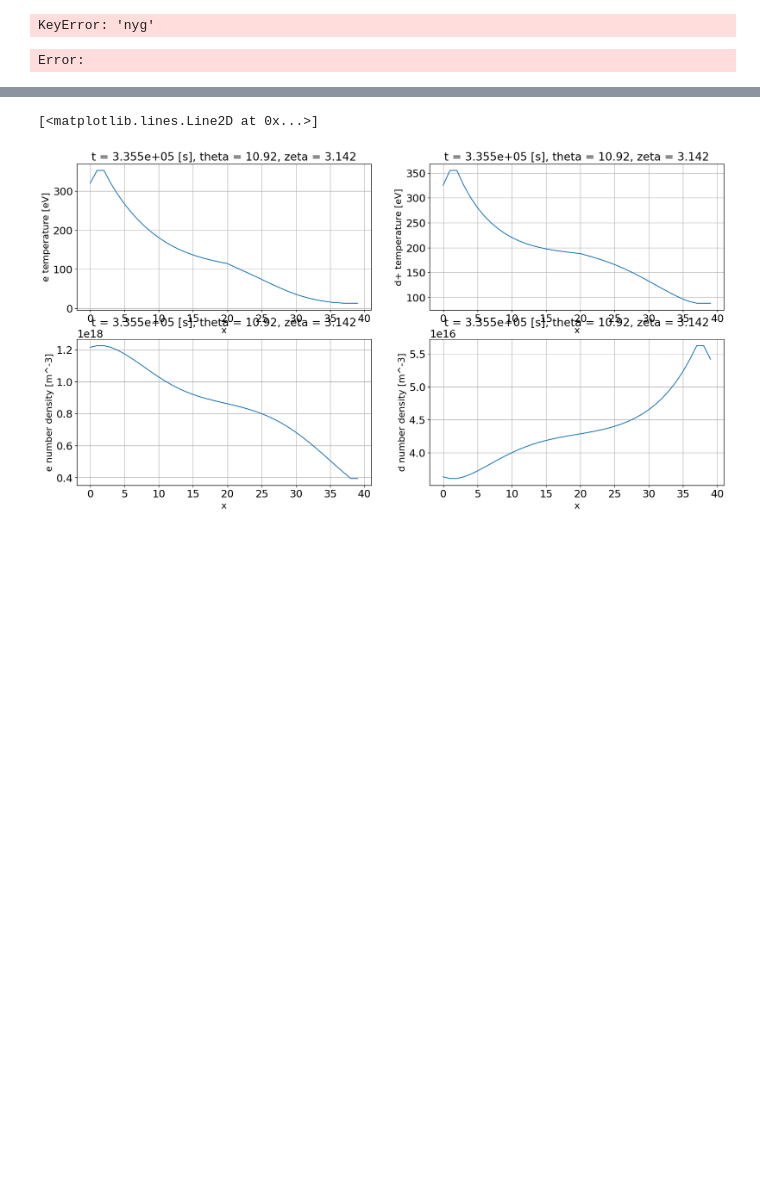
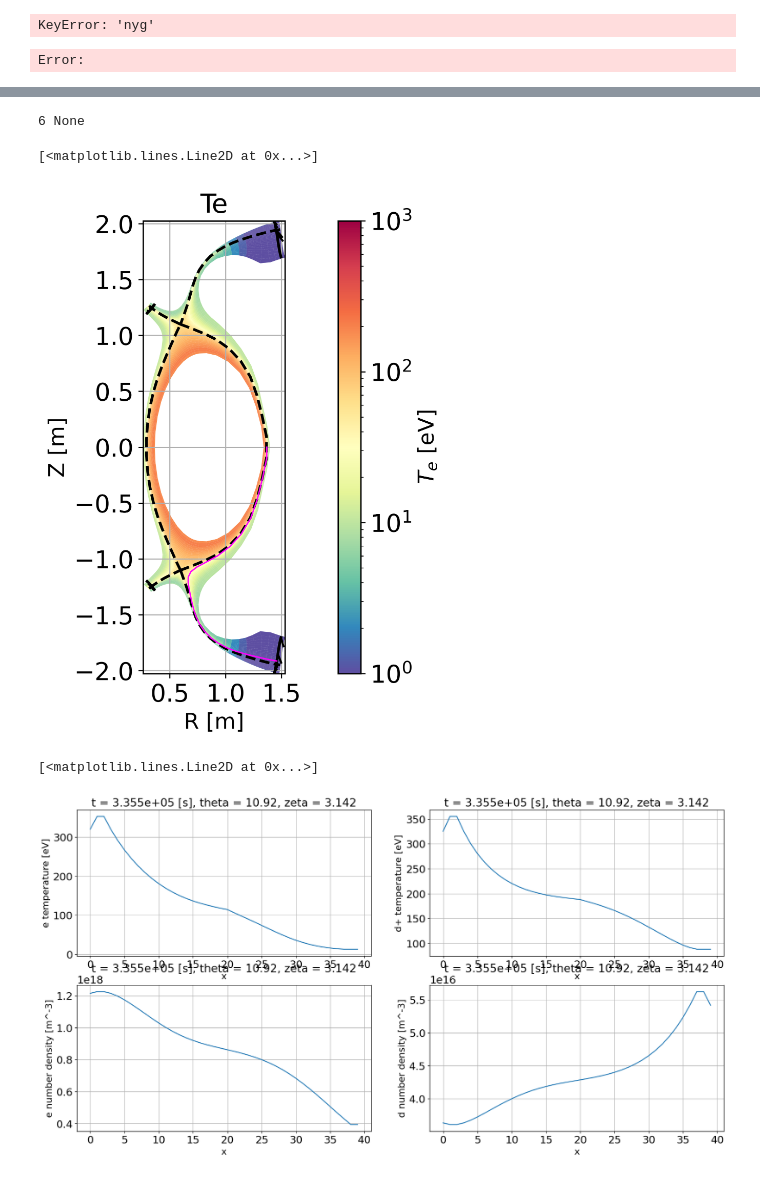
Before and after one commit to PoloidalLloyd/notebooks, a Jupyter notebook: hermes-3/transients/2_D/2024_09_2D_test.ipynb, the cells around one changed output, grey strips where cells are left out. Drawn from its saved outputs; the diff is of its cells as text; code cells hidden in the pictures; blank space fills up the shorter version.

```diff
--- a/hermes-3/transients/2_D/2024_09_2D_test.ipynb
+++ b/hermes-3/transients/2_D/2024_09_2D_test.ipynb
@@ -178,0 +296,13 @@ Error:
+# %%
+db = CaseDB(case_dir = '/users/jlb647/scratch/simulation_program/hermes-3_sim/simulation_dir/2025-01_STEP_1D-2D_comparison/Mike_2D_cases/m7a-base_from_m6c_BASELINE1', grid_dir='/users/jlb647/scratch/simulation_program/hermes-3_sim/simulation_dir/2025-01_STEP_1D-2D_comparison/Mike_2D_cases')
+
+case = db.load_case_2D("m7a-base_from_m6c_BASELINE1", use_squash = True, verbose = True)
+
+case_2d_geom = case.ds.hermes.extract_2d_tokamak_geometry()
+
+case_1d_fcx_on = xh.open('/users/jlb647/scratch/simulation_program/hermes-3_sim/simulation_dir/2025-01_STEP_1D-2D_comparison/03-01_production/sep_add_6/corrected_input_power_and_geometry_and_impurity/pulses/fcx_on/corrected_fcx_on_high_density_4.8e18_start_floor_correction')
+
+case_1d_fcx_on = case_1d_fcx_on.hermes.extract_1d_tokamak_geometry()
+
+case_1d_fcx_off = xh.open('/users/jlb647/scratch/simulation_program/hermes-3_sim/simulation_dir/2025-01_STEP_1D-2D_comparison/03-01_production/sep_add_6/corrected_input_power_and_geometry_and_impurity/pulses/fcx_off/corrected_fcx_off_high_density_4.8e18_floor_correction_start_pulse')
+case_1d_fcx_off = case_1d_fcx_off.hermes.extract_1d_tokamak_geometry()
@@ -179,3 +316,22 @@ Error:
+# %%
+profile = get_1d_poloidal_data(case_2d_geom.isel(t=-1), params = ['R', 'Z'], region = ('outer_lower'), sepadd = 6)
+
+fig,ax = plt.subplots(1, 1, figsize = (14, 6), dpi = 500)
+
+case_2d_geom["Te"].isel(t=-1).hermesm.polygon(ax = ax, cmap = "Spectral_r", vmin = vmin, vmax = vmax, logscale = True, antialias = True, colorbar_label = "$T_{e}$ [eV]")
+# case_2d_geom['Ne'].isel(t=-1).hermesm.polygon(ax = ax, cmap = "Spectral_r", logscale = True, antialias = True, colorbar_label = "$n_{e}$ [$m^{-3}$]")
+ax.plot(profile['R'], profile['Z'], color = 'magenta', linewidth = 2, linestyle = '-')
+
+
+# ax.annotate('',
+#             xy=(profile['R'].iloc[-1], profile['Z'].iloc[-1]),
+#             xytext=(profile['R'].iloc[-2], profile['Z'].iloc[-2]),
+#             arrowprops=dict(facecolor='magenta', edgecolor='magenta',
+#                             arrowstyle="->", linewidth=7, mutation_scale=30))
+# %% [output]
+6 None
+[<matplotlib.lines.Line2D at 0x...>]
+[figure, added]
 # %%
 fig, ax = plt.subplots(2,2  , figsize=(20, 10))
 
```
Also changed, not shown: parts of 21 cells of this notebook, 7 other files.
